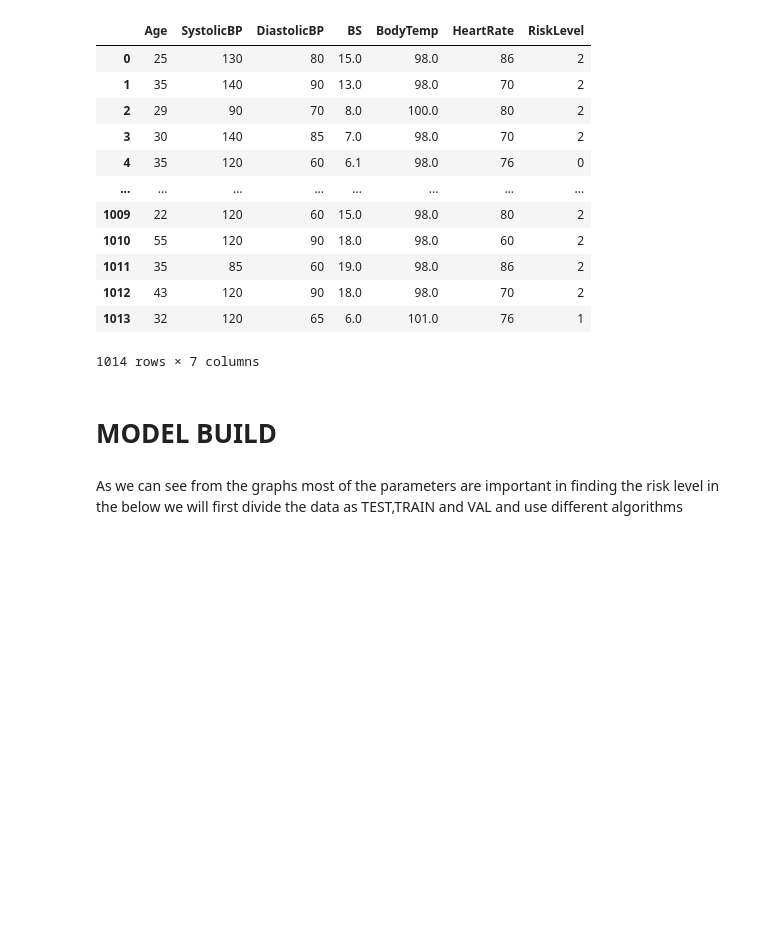
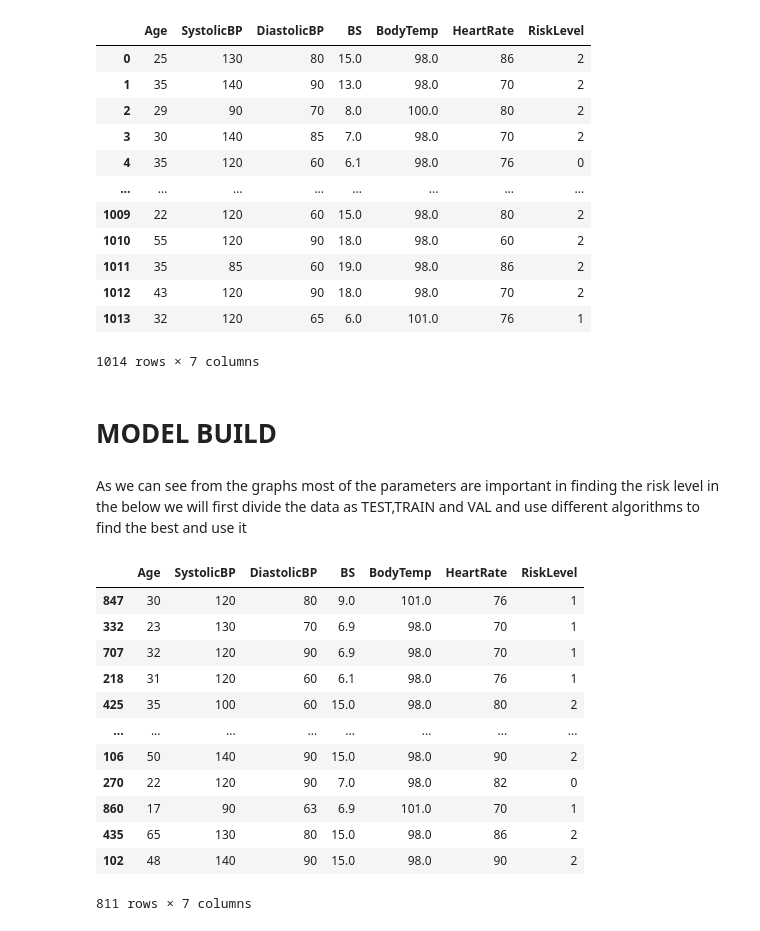
Before and after one commit to HariAr2/Risk-Prediction, a Jupyter notebook: Maternal_risk.ipynb, the cells around one changed output. Drawn from its saved outputs; the diff is of its cells as text; code cells hidden in the pictures; blank space fills up the shorter version.

```diff
--- a/Maternal_risk.ipynb
+++ b/Maternal_risk.ipynb
@@ -113,4 +113,4 @@ data
 # %% [markdown]
 # MODEL BUILD
 # %% [markdown]
-As we can see from the graphs most of the parameters  are important in finding the risk level in the below we will first divide the data as TEST,TRAIN and VAL and use different algorithms
+As we can see from the graphs most of the parameters  are important in finding the risk level in the below we will first divide the data as TEST,TRAIN and VAL and use different algorithms to find the best and use it
@@ -116,0 +123,16 @@ As we can see from the graphs most of the parameters  are important in finding t
+# %%
+train_data
+# %% [output]
+|  | Age | SystolicBP | DiastolicBP | BS | BodyTemp | HeartRate | RiskLevel |
+| 847 | 30 | 120 | 80 | 9.0 | 101.0 | 76 | 1 |
+| 332 | 23 | 130 | 70 | 6.9 | 98.0 | 70 | 1 |
+| 707 | 32 | 120 | 90 | 6.9 | 98.0 | 70 | 1 |
+| 218 | 31 | 120 | 60 | 6.1 | 98.0 | 76 | 1 |
+| 425 | 35 | 100 | 60 | 15.0 | 98.0 | 80 | 2 |
+| ... | ... | ... | ... | ... | ... | ... | ... |
+| 106 | 50 | 140 | 90 | 15.0 | 98.0 | 90 | 2 |
+| 270 | 22 | 120 | 90 | 7.0 | 98.0 | 82 | 0 |
+| 860 | 17 | 90 | 63 | 6.9 | 101.0 | 70 | 1 |
+| 435 | 65 | 130 | 80 | 15.0 | 98.0 | 86 | 2 |
+| 102 | 48 | 140 | 90 | 15.0 | 98.0 | 90 | 2 |
+811 rows × 7 columns
```
Also changed, not shown: parts of 15 cells of this notebook.
